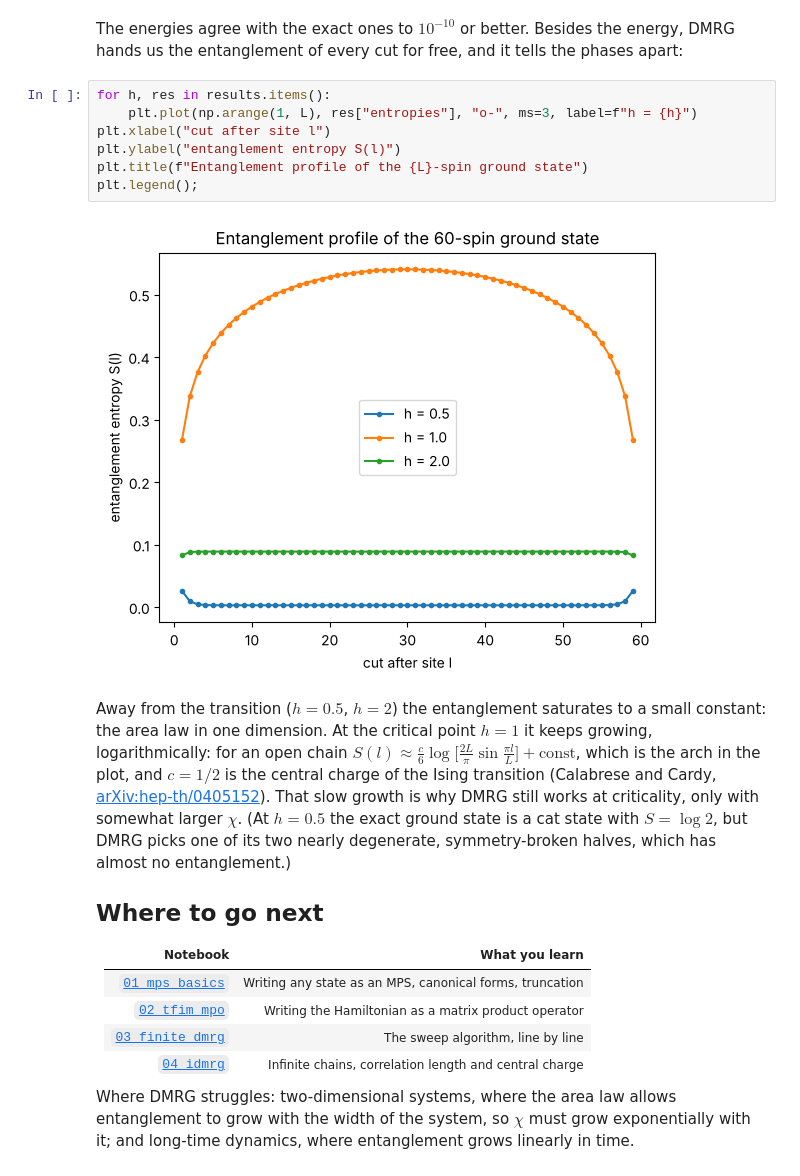
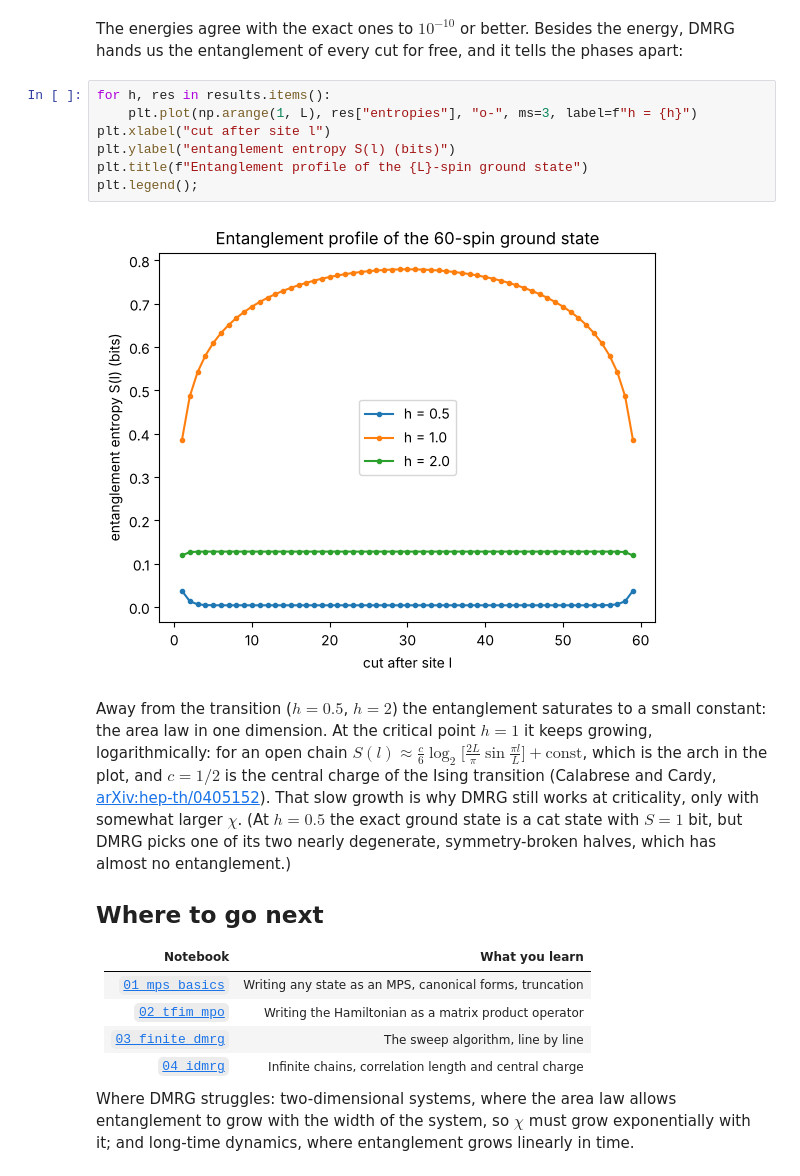
Before and after one commit to liukeLyu/dmrg-from-scratch, a Jupyter notebook: examples/00_start_here.ipynb, the cells around one changed output. Cells and saved outputs as stored; diff of their text form.

```diff
--- a/examples/00_start_here.ipynb
+++ b/examples/00_start_here.ipynb
@@ -105,14 +105,14 @@ The energies agree with the exact ones to $10^{-10}$ or better. Besides the ener
 # %%
 for h, res in results.items():
     plt.plot(np.arange(1, L), res["entropies"], "o-", ms=3, label=f"h = {h}")
 plt.xlabel("cut after site l")
-plt.ylabel("entanglement entropy S(l)")
+plt.ylabel("entanglement entropy S(l) (bits)")
 plt.title(f"Entanglement profile of the {L}-spin ground state")
 plt.legend();
 # %% [output]
-[figure, old version]
+[figure, new version]
 # %% [markdown]
-Away from the transition ($h = 0.5$, $h = 2$) the entanglement saturates to a small constant: the area law in one dimension. At the critical point $h = 1$ it keeps growing, logarithmically: for an open chain $S(l) \approx \frac{c}{6}\log\!\big[\tfrac{2L}{\pi}\sin\tfrac{\pi l}{L}\big] + \text{const}$, which is the arch in the plot, and $c = 1/2$ is the central charge of the Ising transition (Calabrese and Cardy, [arXiv:hep-th/0405152](https://arxiv.org/abs/hep-th/0405152)). That slow growth is why DMRG still works at criticality, only with somewhat larger $\chi$. (At $h = 0.5$ the exact ground state is a cat state with $S = \log 2$, but DMRG picks one of its two nearly degenerate, symmetry-broken halves, which has almost no entanglement.)
+Away from the transition ($h = 0.5$, $h = 2$) the entanglement saturates to a small constant: the area law in one dimension. At the critical point $h = 1$ it keeps growing, logarithmically: for an open chain $S(l) \approx \frac{c}{6}\log_2\!\big[\tfrac{2L}{\pi}\sin\tfrac{\pi l}{L}\big] + \text{const}$, which is the arch in the plot, and $c = 1/2$ is the central charge of the Ising transition (Calabrese and Cardy, [arXiv:hep-th/0405152](https://arxiv.org/abs/hep-th/0405152)). That slow growth is why DMRG still works at criticality, only with somewhat larger $\chi$. (At $h = 0.5$ the exact ground state is a cat state with $S = 1$ bit, but DMRG picks one of its two nearly degenerate, symmetry-broken halves, which has almost no entanglement.)
 
 ## Where to go next
 
```
Also changed, not shown: parts of 1 cell of this notebook, 14 other files.
